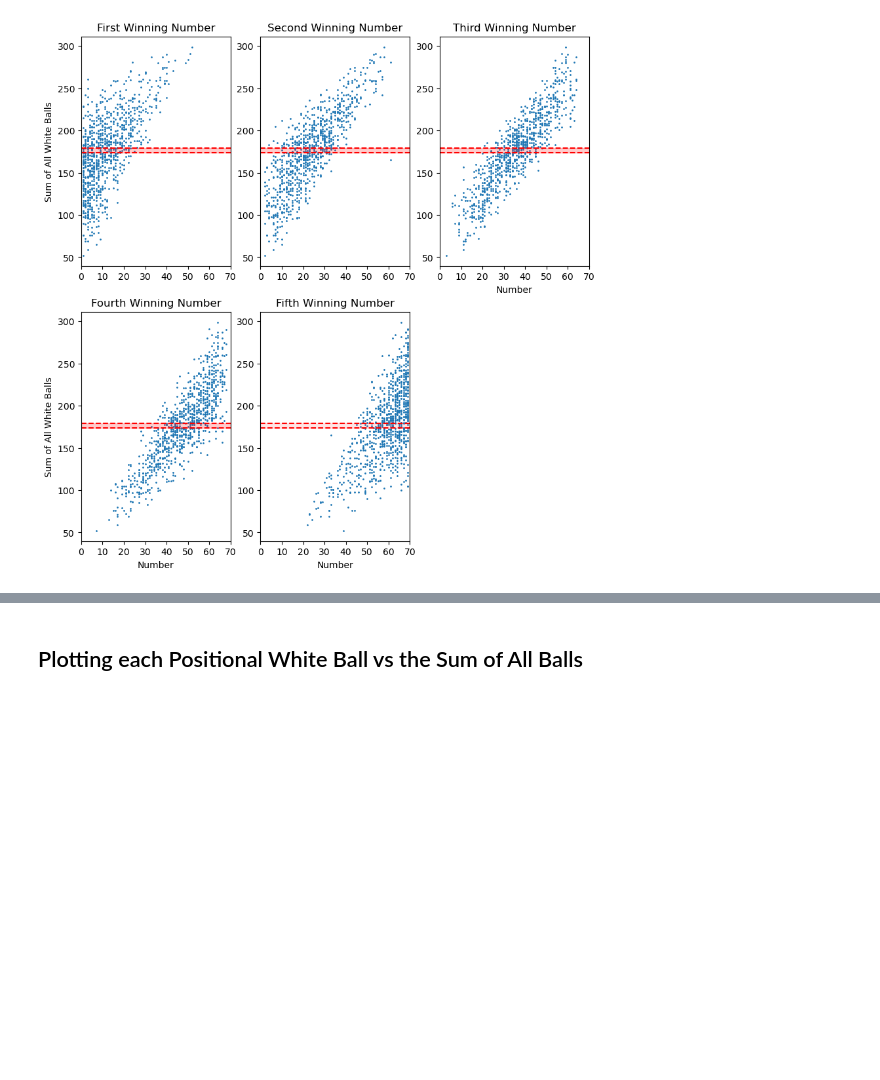
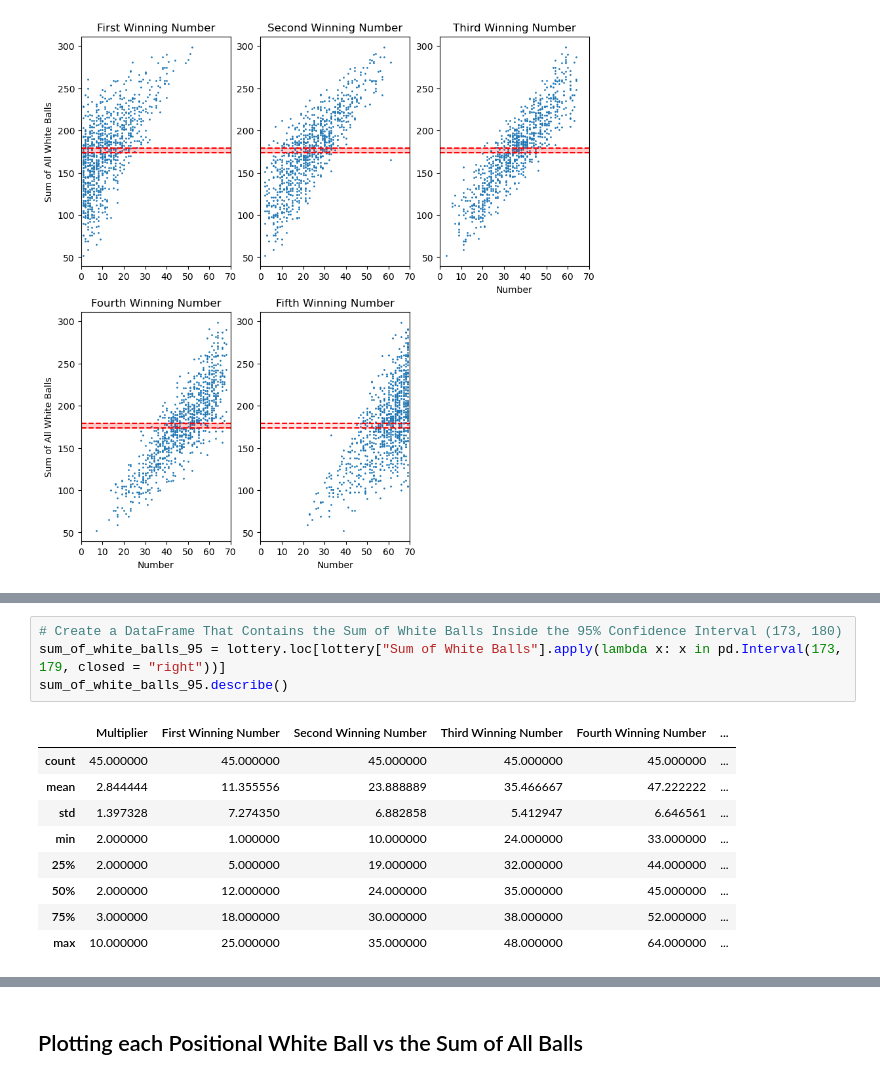
Before and after one commit to thejjserg/lottery-analysis, a Jupyter notebook: lottery-analysis.ipynb, the cells around one changed output, grey strips where cells are left out. Saved outputs shown, nothing was run; the diff lists cells and outputs as text; blank space fills up the shorter version.

```diff
--- a/lottery-analysis.ipynb
+++ b/lottery-analysis.ipynb
@@ -776,0 +738,14 @@ print("Predictions:", predictions)
+# %%
+# Create a DataFrame That Contains the Sum of White Balls Inside the 95% Confidence Interval (173, 180)
+sum_of_white_balls_95 = lottery.loc[lottery["Sum of White Balls"].apply(lambda x: x in pd.Interval(173, 179, closed = "right"))]
+sum_of_white_balls_95.describe()
+# %% [output]
+|  | Multiplier | First Winning Number | Second Winning Number | Third Winning Number | Fourth Winning Number | ... |
+| count | 45.000000 | 45.000000 | 45.000000 | 45.000000 | 45.000000 | ... |
+| mean | 2.844444 | 11.355556 | 23.888889 | 35.466667 | 47.222222 | ... |
+| std | 1.397328 | 7.274350 | 6.882858 | 5.412947 | 6.646561 | ... |
+| min | 2.000000 | 1.000000 | 10.000000 | 24.000000 | 33.000000 | ... |
+| 25% | 2.000000 | 5.000000 | 19.000000 | 32.000000 | 44.000000 | ... |
+| 50% | 2.000000 | 12.000000 | 24.000000 | 35.000000 | 45.000000 | ... |
+| 75% | 3.000000 | 18.000000 | 30.000000 | 38.000000 | 52.000000 | ... |
+| max | 10.000000 | 25.000000 | 35.000000 | 48.000000 | 64.000000 | ... |
```
Also changed, not shown: parts of 34 cells of this notebook.
